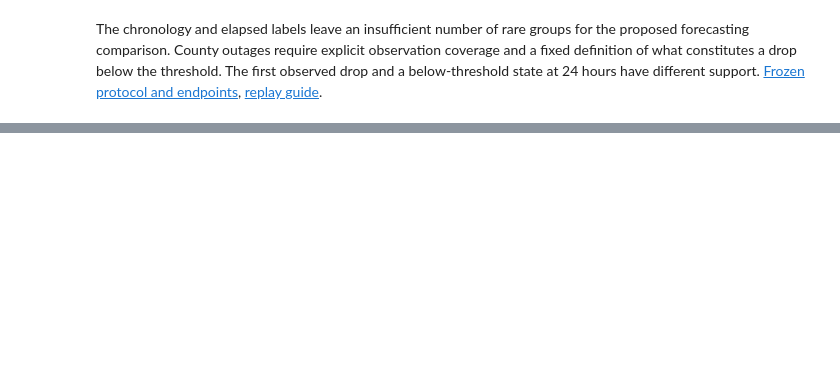
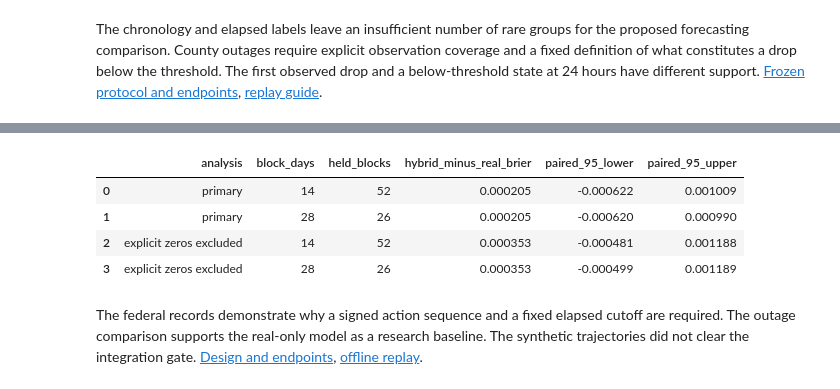
Before and after one commit to leonmarienga/ML-thesis, a Jupyter notebook: research/THESIS_REPRODUCTION.ipynb, the cells around one changed output, grey strips where cells are left out. Drawn from its saved outputs; the diff is of its cells as text; code cells hidden in the pictures; blank space fills up the shorter version.

Commit message:
Recover Batch 8 results and integrate the notebook and replay records

```diff
--- a/research/THESIS_REPRODUCTION.ipynb
+++ b/research/THESIS_REPRODUCTION.ipynb
@@ -750,0 +755,13 @@ The chronology and elapsed labels leave an insufficient number of rare groups fo
+# %%
+from pathlib import Path
+import pandas as pd
+
+continuous = Path("research/continuous")
+if not continuous.exists():
+    continuous = Path("continuous")
+
+documents = continuous / "precoverage_documentary/results"
+gate = pd.read_csv(documents / "gate_summary.csv").iloc[0]
+assert gate.verified_passages == 18 and gate.eligible_36_month_labels == 0
+revisions = pd.read_csv(documents / "dod_revisions.csv")
+revisions[["source_as_of_date", "nominal_usd", "change_from_first_usd"]]
@@ -750,0 +773,5 @@ The chronology and elapsed labels leave an insufficient number of rare groups fo
+# %%
+sustained = continuous / "sustained_outage"
+metrics = pd.read_csv(sustained / "results/scores.csv")
+assert metrics.query('population == "all_held"').rows.eq(2139).all()
+metrics.pivot(index="population", columns="model", values="brier").round(6)
@@ -750,0 +784,14 @@ The chronology and elapsed labels leave an insufficient number of rare groups fo
+# %%
+primary = pd.read_csv(sustained / "results/paired_brier_intervals.csv").assign(analysis="primary")
+sensitivity = pd.read_csv(sustained / "zero_sensitivity/paired_brier_intervals.csv").assign(analysis="explicit zeros excluded")
+paired = pd.concat([primary, sensitivity], ignore_index=True)
+assert (paired.paired_95_lower.lt(0) & paired.paired_95_upper.gt(0)).all()
+paired[["analysis", "block_days", "held_blocks", "hybrid_minus_real_brier", "paired_95_lower", "paired_95_upper"]].round(6)
+# %% [output]
+|  | analysis | block_days | held_blocks | hybrid_minus_real_brier | paired_95_lower | paired_95_upper |
+| 0 | primary | 14 | 52 | 0.000205 | -0.000622 | 0.001009 |
+| 1 | primary | 28 | 26 | 0.000205 | -0.000620 | 0.000990 |
+| 2 | explicit zeros excluded | 14 | 52 | 0.000353 | -0.000481 | 0.001188 |
+| 3 | explicit zeros excluded | 28 | 26 | 0.000353 | -0.000499 | 0.001189 |
+# %% [markdown]
+The federal records demonstrate why a signed action sequence and a fixed elapsed cutoff are required. The outage comparison supports the real-only model as a research baseline. The synthetic trajectories did not clear the integration gate. [Design and endpoints](continuous/BATCH8_PROTOCOL.md), [offline replay](continuous/REPRODUCE.md).
```
Also changed, not shown: parts of 3 cells of this notebook, 10 other files.
